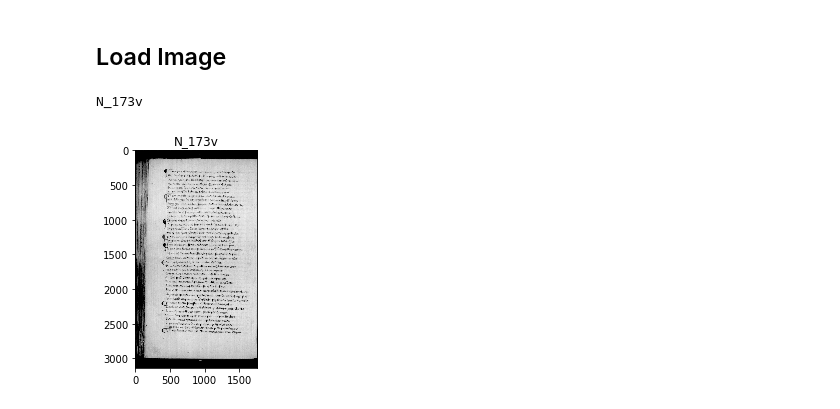
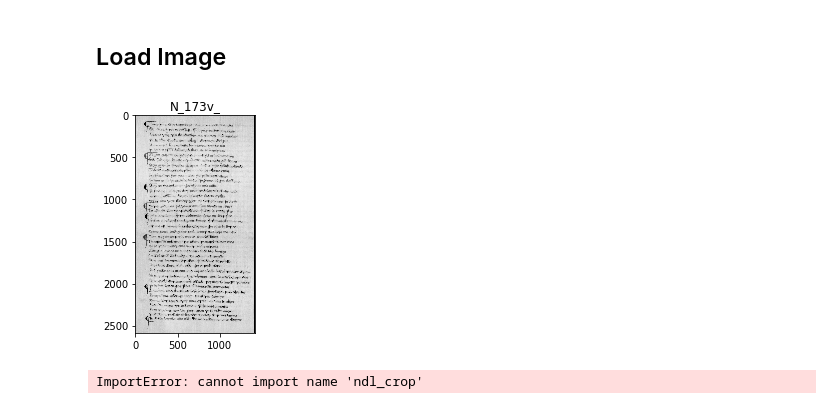
Before and after one commit to webolton/adam-scriveyn, a Jupyter notebook: Character Classification -- Data Creation.ipynb, the cells around one changed output. Drawn from its saved outputs; the diff is of its cells as text; code cells hidden in the pictures.

Commit message:
Progress on bounding boxes

```diff
--- a/Character Classification -- Data Creation.ipynb
+++ b/Character Classification -- Data Creation.ipynb
@@ -31,12 +33,20 @@ from ocr.helpers import implt, resize, ratio
 # %% [markdown]
 ## Variables
 # %%
-IMG = "N_173v"
+IMG = "N_173v_"
 # %% [markdown]
 ## Load Image
 # %%
-image = cv2.cvtColor(cv2.imread("images/output_N/%s.jpg" % IMG), cv2.COLOR_BGR2RGB)
+image = cv2.cvtColor(cv2.imread("images/%s.jpg" % IMG), cv2.COLOR_BGR2RGB)
 implt(image, None, IMG)
 # %% [output]
-N_173v
-[figure, old version]
+[figure, new version]
+# %%
+# Crop image and get bounding boxes
+crop = page.detection(image)
+from lib import ndl_crop
+from lib.ndl_crop import autocrop_image
+crop = autocrop_image(crop)
+implt(crop, None, 'cropped')
+# %% [output]
+ImportError: cannot import name 'ndl_crop'
```
Also changed, not shown: parts of 1 cell of this notebook, 3 other files.
